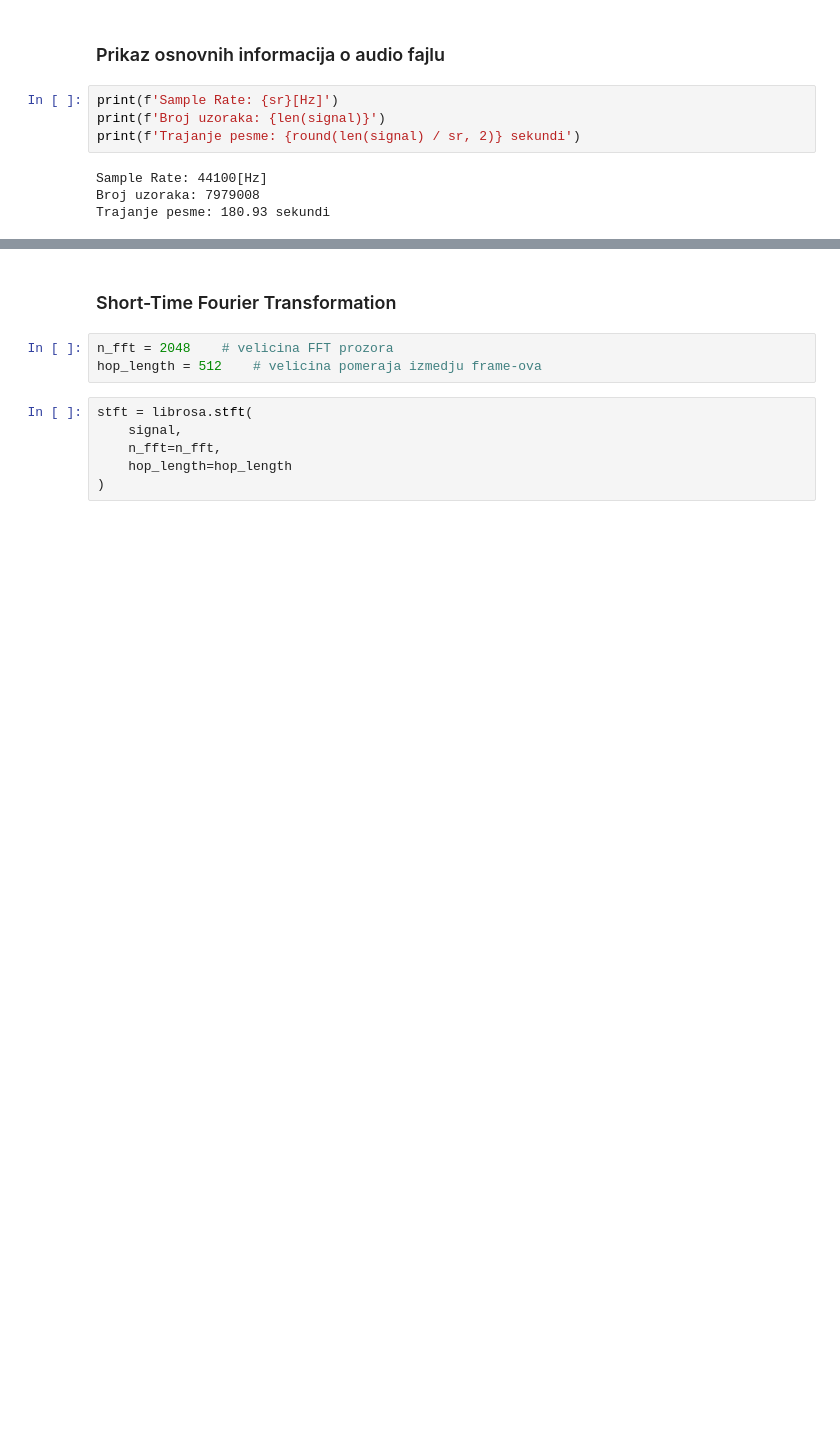
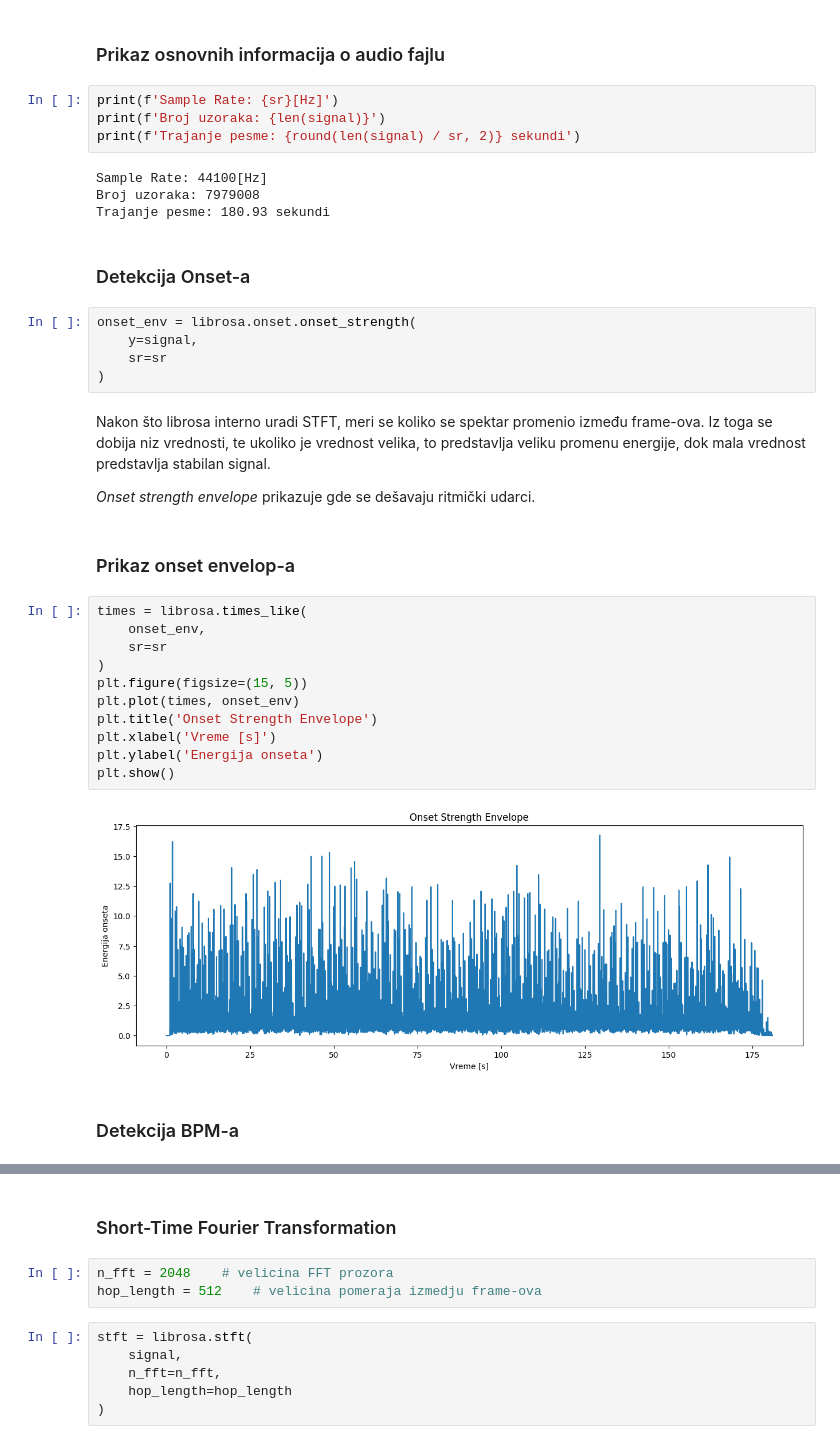
Before and after one commit to maslesa/WaveSplitNotebook, a Jupyter notebook: wave_split.ipynb, the cells around one changed output, grey strips where cells are left out. Drawn from its saved outputs; the diff is of its cells as text; blank space fills up the shorter version.

```diff
--- a/wave_split.ipynb
+++ b/wave_split.ipynb
@@ -39,3 +39,31 @@ print(f'Trajanje pesme: {round(len(signal) / sr, 2)} sekundi')
 Sample Rate: 44100[Hz]
 Broj uzoraka: 7979008
 Trajanje pesme: 180.93 sekundi
+# %% [markdown]
+### Detekcija Onset-a
+# %%
+onset_env = librosa.onset.onset_strength(
+    y=signal,
+    sr=sr
+)
+# %% [markdown]
+Nakon što librosa interno uradi STFT, meri se koliko se spektar promenio između frame-ova. Iz toga se dobija niz vrednosti, te ukoliko je vrednost velika, to predstavlja veliku promenu energije, dok mala vrednost predstavlja stabilan signal.
+
+*Onset strength envelope* prikazuje gde se dešavaju ritmički udarci.
+# %% [markdown]
+### Prikaz onset envelop-a
+# %%
+times = librosa.times_like(
+    onset_env,
+    sr=sr
+)
+plt.figure(figsize=(15, 5))
+plt.plot(times, onset_env)
+plt.title('Onset Strength Envelope')
+plt.xlabel('Vreme [s]')
+plt.ylabel('Energija onseta')
+plt.show()
+# %% [output]
+[figure, added]
+# %% [markdown]
+### Detekcija BPM-a
```
Also changed, not shown: parts of 6 cells of this notebook.
